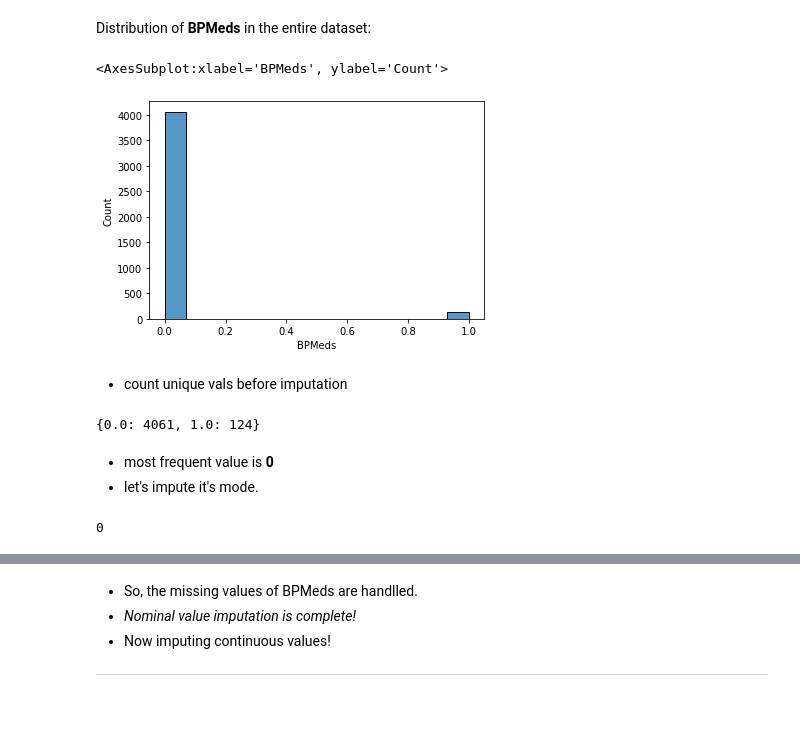
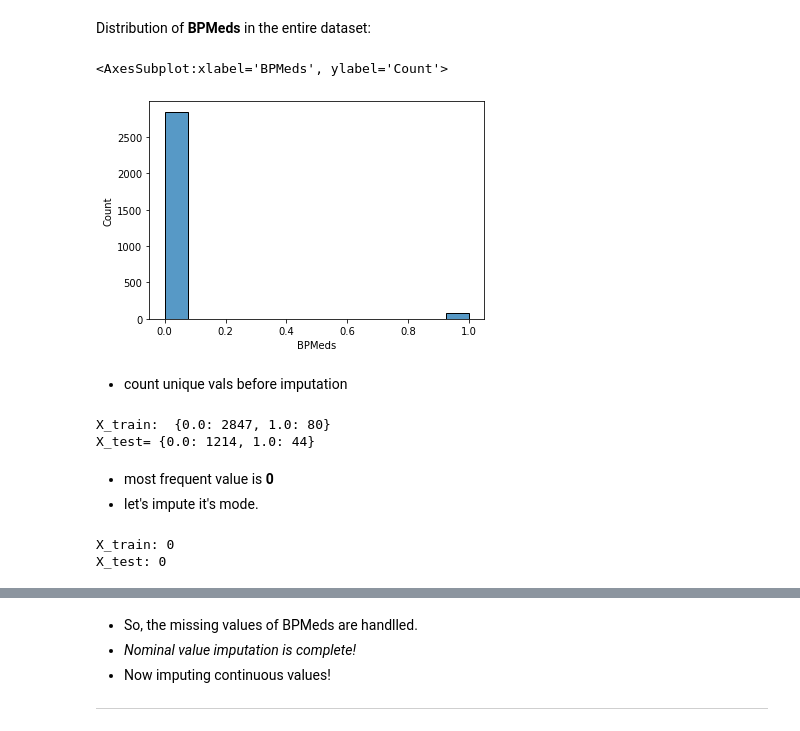
Before and after one commit to RedocamaI/heart_disease_predictor, a Jupyter notebook: heart_disease_predictor.ipynb, the cells around one changed output, grey strips where cells are left out. Saved outputs shown, nothing was run; the diff lists cells and outputs as text; code cells hidden in the pictures.

```diff
--- a/heart_disease_predictor.ipynb
+++ b/heart_disease_predictor.ipynb
@@ -57,0 +64,2 @@ data.head()
+# %%
+X_train, X_test, y_train, y_test = train_test_split(data.drop('TenYearCHD', axis=1), data['TenYearCHD'], test_size=0.3, random_state=0)
@@ -118,5 +162,6 @@ unique_vals(data.education)
 - So, it's just right to drop this feature itself.
 - let's drop it.
 # %%
-data.drop('education', axis=1, inplace=True)
-data.head()
+X_train.drop('education', axis=1, inplace=True)
+X_test.drop('education', axis=1, inplace=True)
+X_train.head()
@@ -138,21 +176,24 @@ data.head()
 # %% [markdown]
 Distribution of **BPMeds** in the entire dataset:
 # %%
-sns.histplot(data.BPMeds)
+sns.histplot(X_train.BPMeds)
 # %% [output]
 <AxesSubplot:xlabel='BPMeds', ylabel='Count'>
-[figure, old version]
+[figure, new version]
 # %% [markdown]
 - count unique vals before imputation
-# %%
-count_unique_vals(data.BPMeds)
-# %% [output]
-{0.0: 4061, 1.0: 124}
+# %%
+print('X_train: ', count_unique_vals(X_train.BPMeds), '\nX_test=', count_unique_vals(X_test.BPMeds))
+# %% [output]
+X_train:  {0.0: 2847, 1.0: 80}
+X_test= {0.0: 1214, 1.0: 44}
 # %% [markdown]
 - most frequent value is **0**
 - let's impute it's mode.
 # %%
-data['BPMeds'].fillna(data.iloc[4].mode().item(), inplace=True)
-data['BPMeds'].isnull().sum()
+X_train['BPMeds'].fillna(X_train.iloc[4].mode().item(), inplace=True)
+X_test['BPMeds'].fillna(X_test.iloc[4].mode().item(), inplace=True)
+print('X_train:', X_train['BPMeds'].isnull().sum(), '\nX_test:', X_test['BPMeds'].isnull().sum())
 # %% [output]
-0
+X_train: 0
+X_test: 0
```
Also changed, not shown: parts of 66 cells of this notebook.
